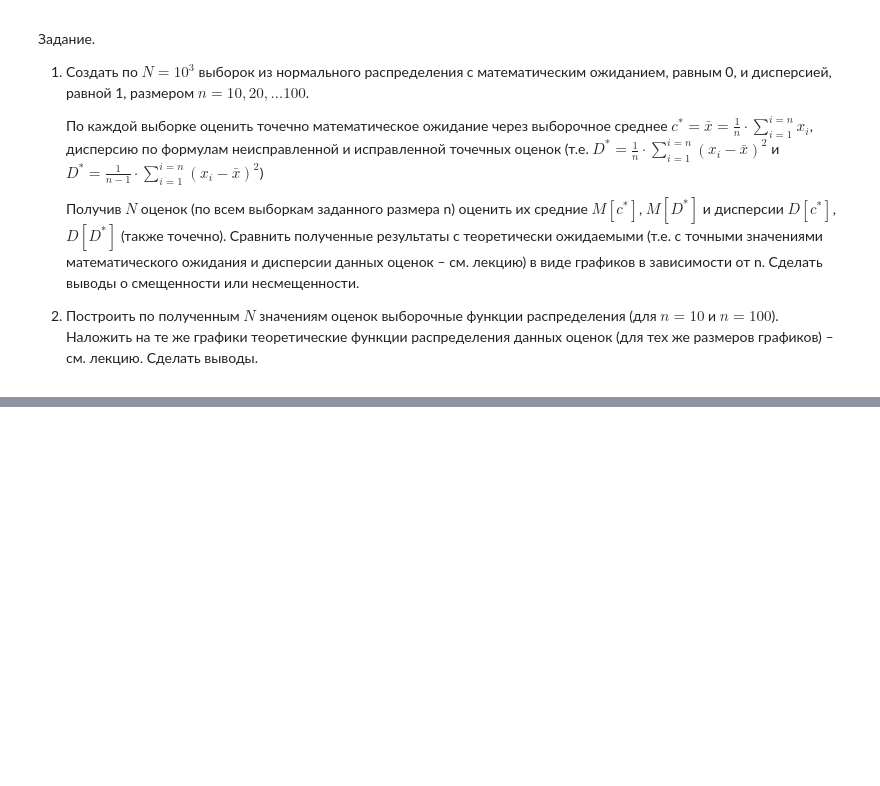
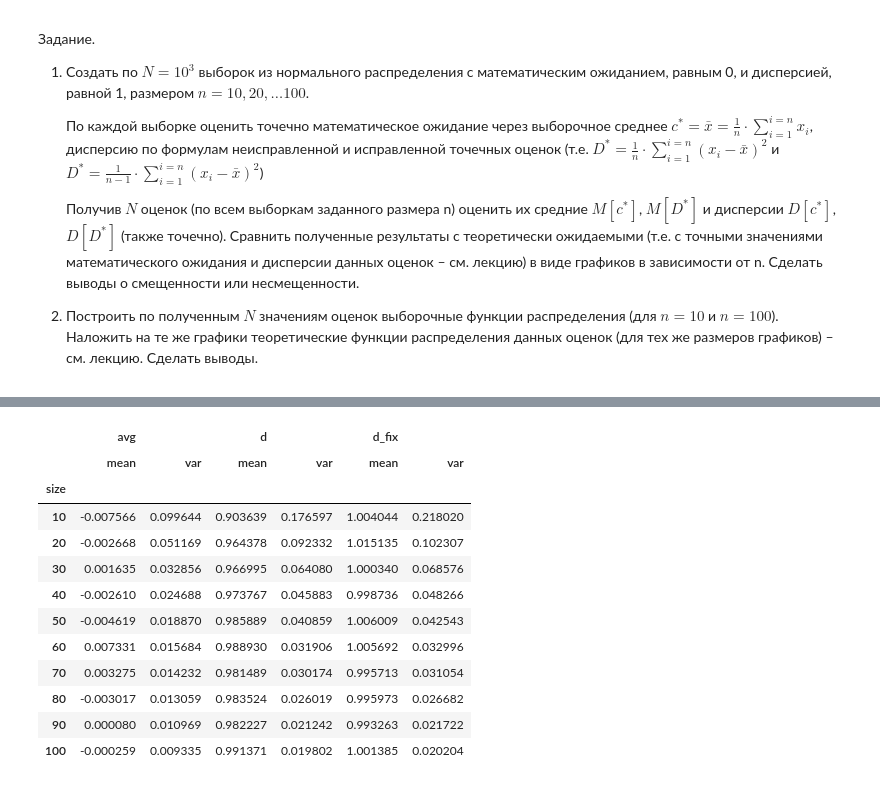
Before and after one commit to e1turin/ipkn-statistics, a Jupyter notebook: lab-5.ipynb, the cells around one changed output, grey strips where cells are left out. Saved outputs shown, nothing was run; the diff lists cells and outputs as text; code cells hidden in the pictures; blank space fills up the shorter version.

```diff
--- a/lab-5.ipynb
+++ b/lab-5.ipynb
@@ -28,0 +84,19 @@
+# %%
+chars = df.groupby(["size"]).agg(
+    {"avg": ["mean", "var"], "d": ["mean", "var"], "d_fix": ["mean", "var"]}
+)
+chars
+# %% [output]
+|  | avg |  | d |  | d_fix |  |
+|  | mean | var | mean | var | mean | var |
+| size |  |  |  |  |  |  |
+| 10 | -0.007566 | 0.099644 | 0.903639 | 0.176597 | 1.004044 | 0.218020 |
+| 20 | -0.002668 | 0.051169 | 0.964378 | 0.092332 | 1.015135 | 0.102307 |
+| 30 | 0.001635 | 0.032856 | 0.966995 | 0.064080 | 1.000340 | 0.068576 |
+| 40 | -0.002610 | 0.024688 | 0.973767 | 0.045883 | 0.998736 | 0.048266 |
+| 50 | -0.004619 | 0.018870 | 0.985889 | 0.040859 | 1.006009 | 0.042543 |
+| 60 | 0.007331 | 0.015684 | 0.988930 | 0.031906 | 1.005692 | 0.032996 |
+| 70 | 0.003275 | 0.014232 | 0.981489 | 0.030174 | 0.995713 | 0.031054 |
+| 80 | -0.003017 | 0.013059 | 0.983524 | 0.026019 | 0.995973 | 0.026682 |
+| 90 | 0.000080 | 0.010969 | 0.982227 | 0.021242 | 0.993263 | 0.021722 |
+| 100 | -0.000259 | 0.009335 | 0.991371 | 0.019802 | 1.001385 | 0.020204 |
```
Also changed, not shown: parts of 8 cells of this notebook.
